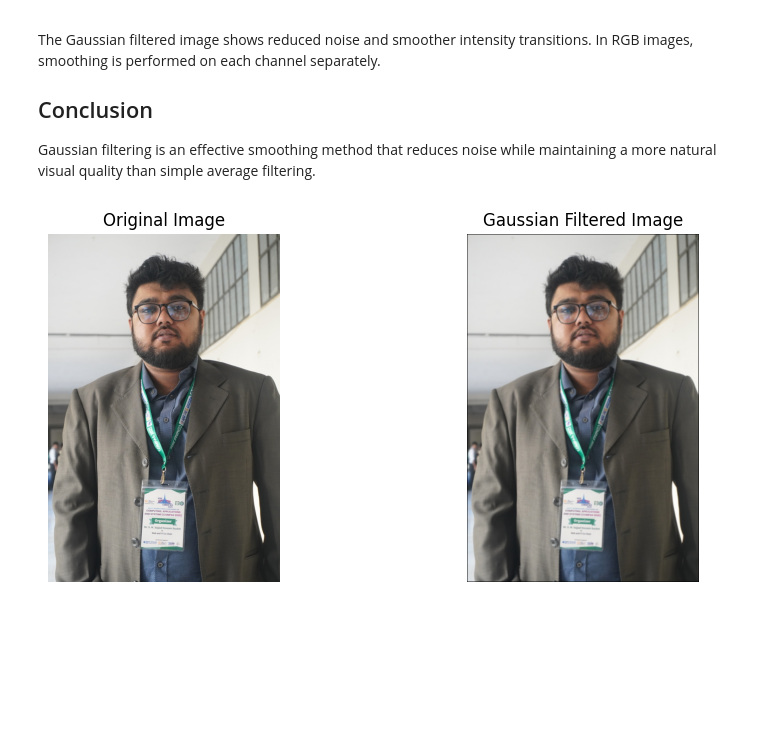
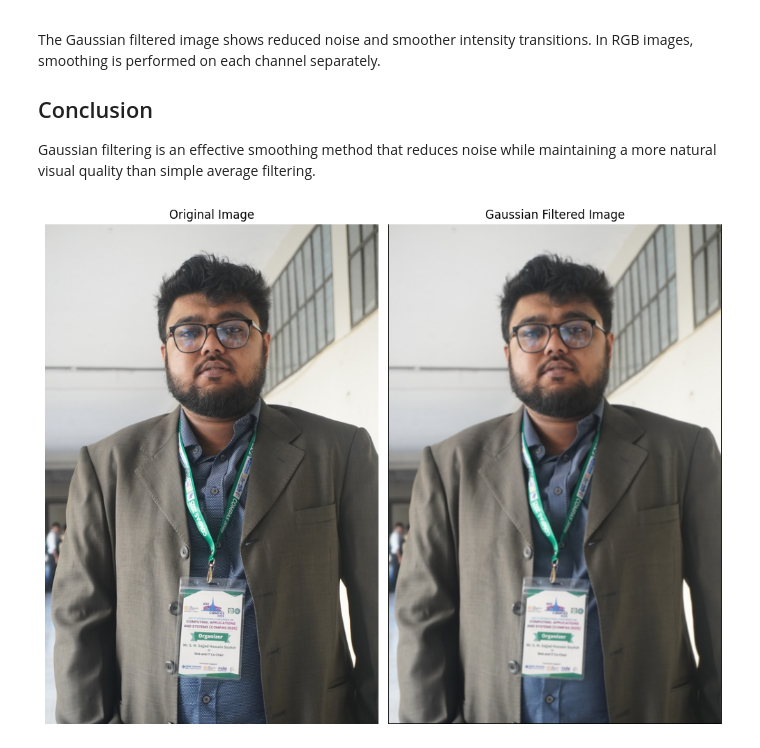
Before and after one commit to SajjadHossainSoykot/ICT-4104-Digital-Signal-and-Image-Processing-Laboratory, a Jupyter notebook: Exp9_GaussianFilterSmooth.ipynb, the cells around one changed output. Cells and saved outputs as stored; diff of their text form; code cells hidden in the pictures; blank space fills up the shorter version.

Commit message:
Update Exp9_Output.png with new visual representation

```diff
--- a/Exp9_GaussianFilterSmooth.ipynb
+++ b/Exp9_GaussianFilterSmooth.ipynb
@@ -103,32 +103,33 @@ else:
     h, w, c = img.shape
     smoothed = np.zeros((h, w, c), dtype=np.uint8)
 
     for k in range(c):
         for i in range(1, h - 1):
             for j in range(1, w - 1):
                 s = 0
                 for m in range(-1, 2):
                     for n in range(-1, 2):
                         s += img[i + m, j + n, k] * kernel[m + 1, n + 1]
                 smoothed[i, j, k] = int(s)
 
     display_img = img
     display_smooth = smoothed
     cmap = None
 
-plt.figure(figsize=(10, 4))
+plt.figure(figsize=(10, 8))
 
 plt.subplot(1, 2, 1)
 plt.imshow(display_img, cmap=cmap)
 plt.title("Original Image")
 plt.axis("off")
 
 plt.subplot(1, 2, 2)
 plt.imshow(display_smooth, cmap=cmap)
 plt.title("Gaussian Filtered Image")
 plt.axis("off")
 
 plt.tight_layout()
+plt.savefig('Exp9_Output.png')  # Save full figure
 plt.show()
 # %% [output]
-[figure, old version]
+[figure, new version]
```
Also changed, not shown: 1 other file.
